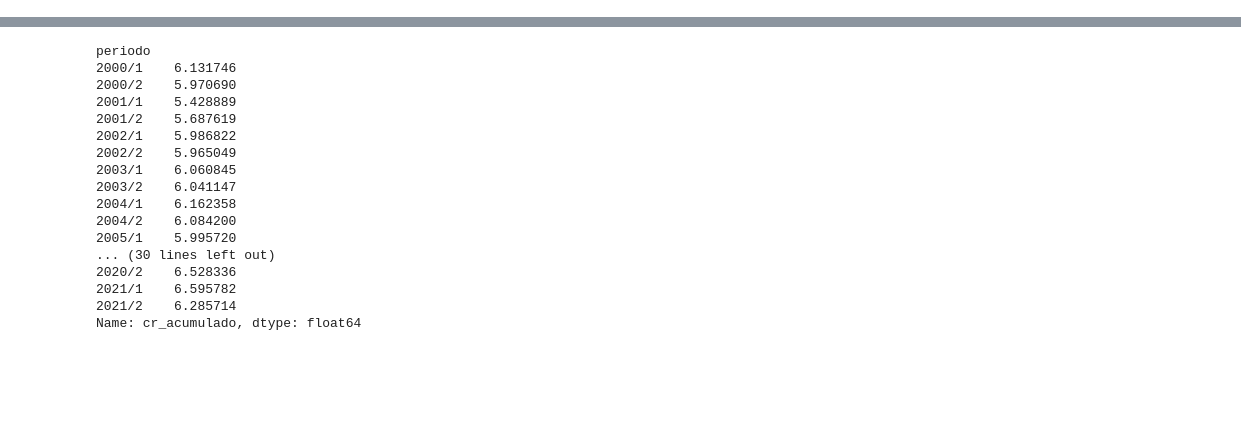
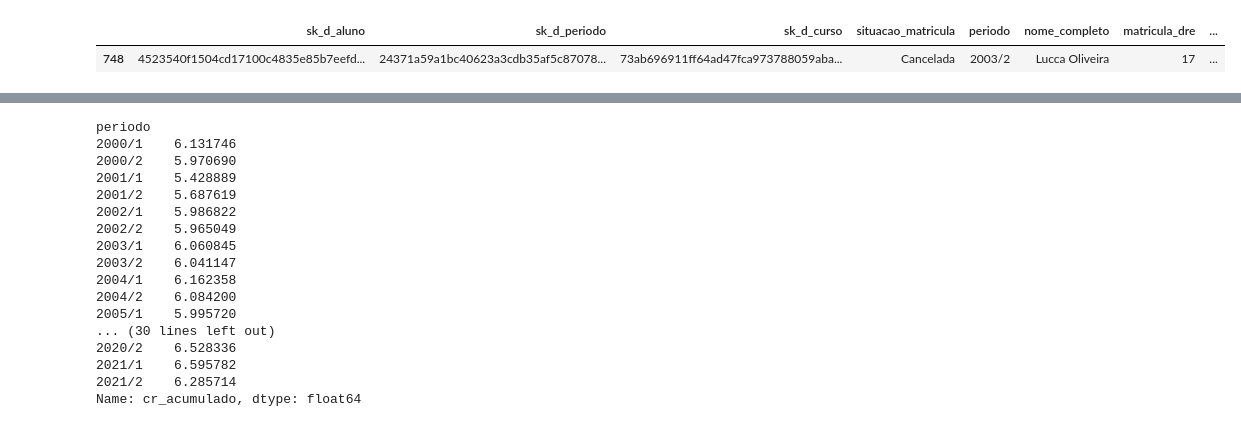
Before and after one commit to MarcosEduard0/Streamlit-TCC, a Jupyter notebook: marcos/analises.ipynb, the cells around one changed output, grey strips where cells are left out. Saved outputs shown, nothing was run; the diff lists cells and outputs as text; code cells hidden in the pictures; blank space fills up the shorter version.

Commit message:
Correção perido de cancelamento de matricula

```diff
--- a/marcos/analises.ipynb
+++ b/marcos/analises.ipynb
@@ -12,9 +38,9 @@ F_SITUACAO_MATRICULA = pd.read_csv("data/refined/f_situacao_metricula.csv")
 # %%
 # Combina os dataframes
 df_situacao_matricula = pd.merge(
-    F_SITUACAO_PERIODO, D_PERIODO, on="sk_d_periodo", how="inner"
+    F_SITUACAO_MATRICULA, D_PERIODO, on="sk_d_periodo", how="inner"
 )
-# df_situacao_matricula = pd.merge(
-#     df_situacao_matricula, D_ALUNO, on="sk_d_aluno", how="inner"
-# )
+df_situacao_matricula = pd.merge(
+    df_situacao_matricula, D_ALUNO, on="sk_d_aluno", how="inner"
+)
 df = df_situacao_matricula.copy()
@@ -36,0 +47,9 @@ df
+# %%
+teste = df.sort_values(by=['sk_d_aluno', 'ano', 'semestre'])
+latest_df = teste.groupby('sk_d_aluno').last().reset_index()
+latest_df = latest_df.drop(columns=['ano', 'semestre'])
+# %%
+latest_df[latest_df['matricula_dre']== 17]
+# %% [output]
+|  | sk_d_aluno | sk_d_periodo | sk_d_curso | situacao_matricula | periodo | nome_completo | matricula_dre | ... |
+| 748 | 4523540f1504cd17100c4835e85b7eefd... | 24371a59a1bc40623a3cdb35af5c87078... | 73ab696911ff64ad47fca973788059aba... | Cancelada | 2003/2 | Lucca Oliveira | 17 | ... |
```
Also changed, not shown: parts of 5 cells of this notebook, 5 other files.
